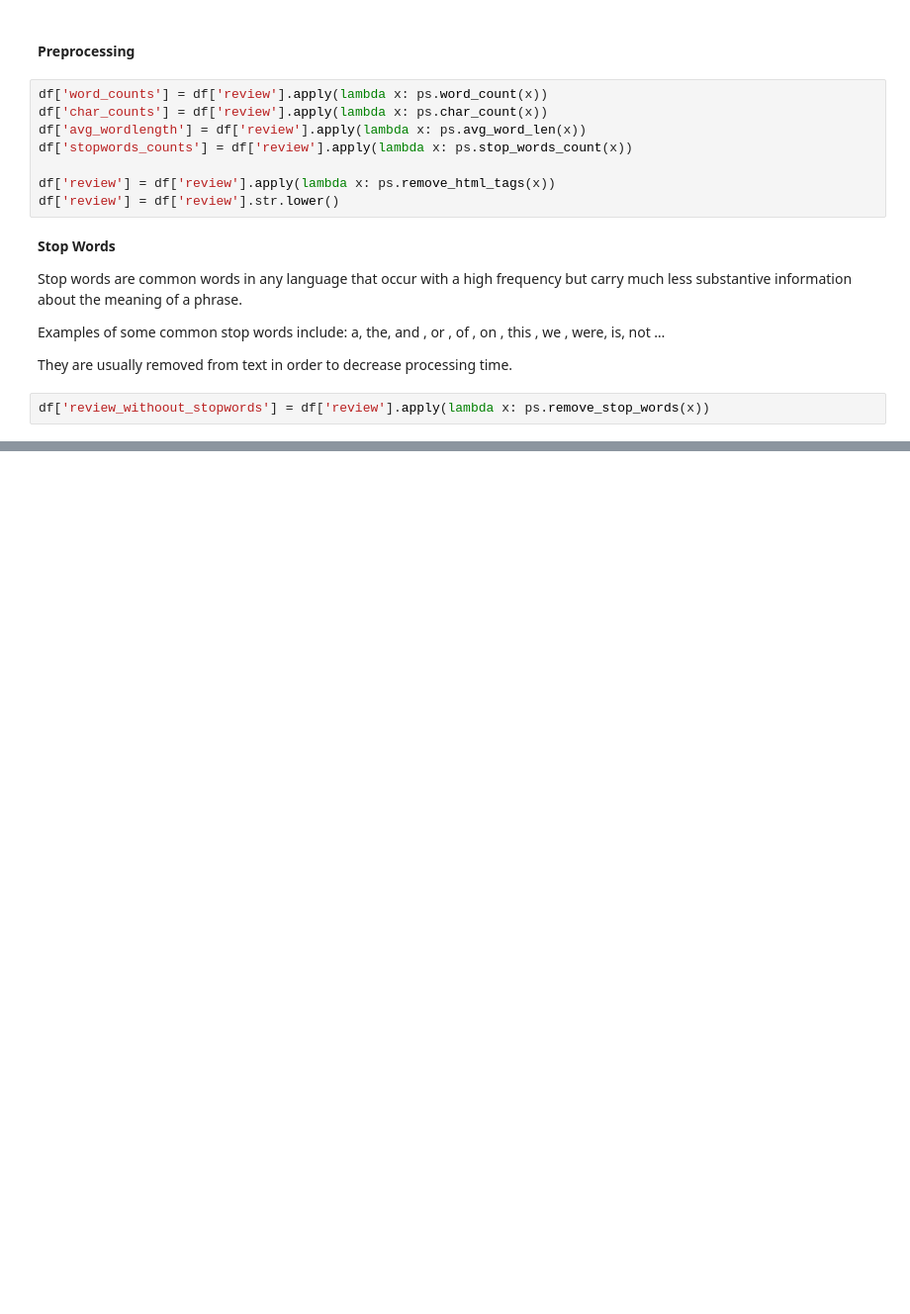
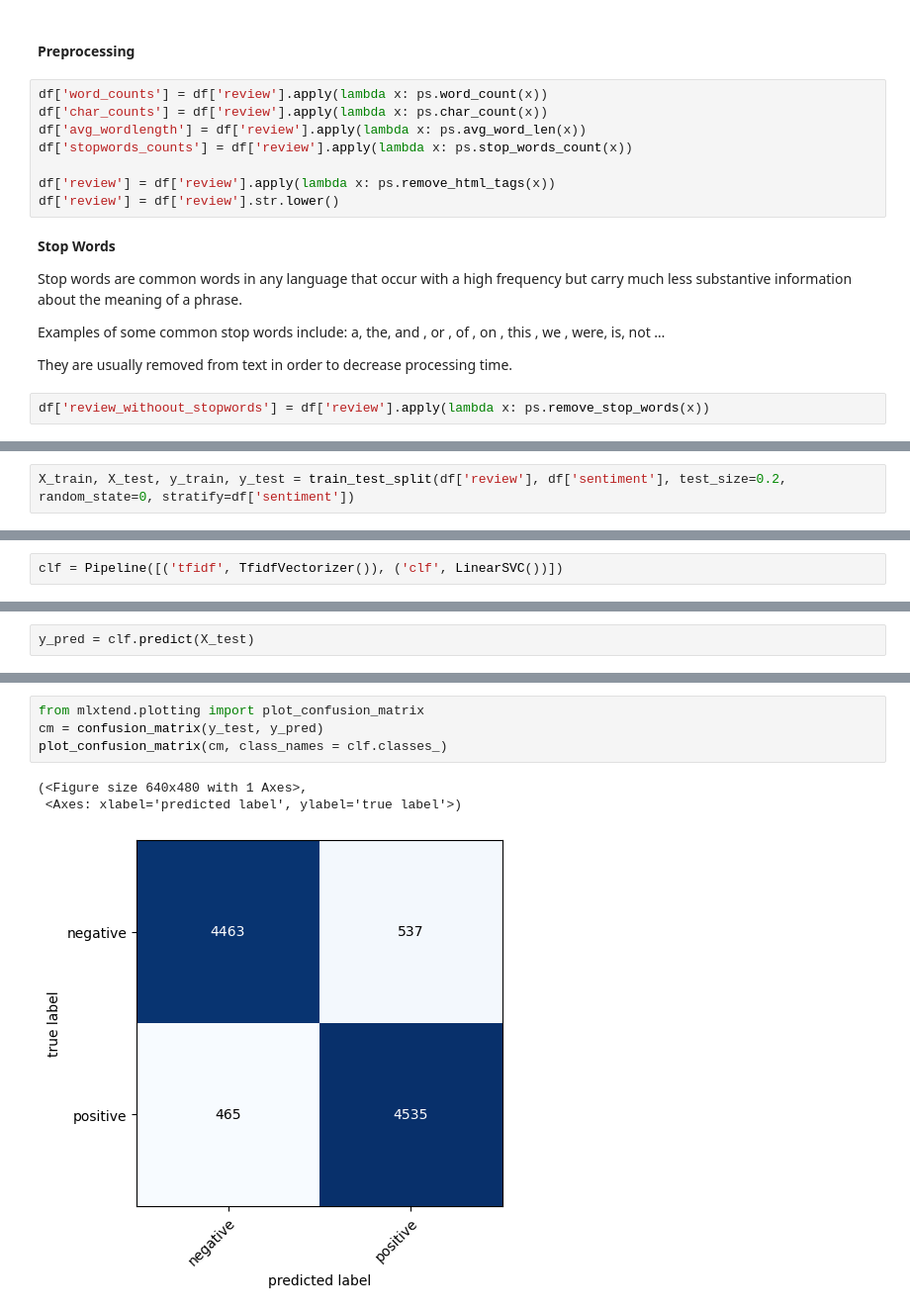
Before and after one commit to mdislammazharul/IMDB_Sentiment_Classification, a Jupyter notebook: IMDB_Sentiment_Classification.ipynb, the cells around one changed output, grey strips where cells are left out. Shown: that part at 99% size. Cells and saved outputs as stored; diff of their text form; blank space fills up the shorter version.

```diff
--- a/IMDB_Sentiment_Classification.ipynb
+++ b/IMDB_Sentiment_Classification.ipynb
@@ -83,0 +124,2 @@ df.head()
+# %%
+X_train, X_test, y_train, y_test = train_test_split(df['review'], df['sentiment'], test_size=0.2, random_state=0, stratify=df['sentiment'])
@@ -83,0 +130,2 @@ df.head()
+# %%
+clf = Pipeline([('tfidf', TfidfVectorizer()), ('clf', LinearSVC())])
@@ -83,0 +136,2 @@ df.head()
+# %%
+y_pred = clf.predict(X_test)
@@ -83,0 +149,8 @@ df.head()
+# %%
+from mlxtend.plotting import plot_confusion_matrix
+cm = confusion_matrix(y_test, y_pred)
+plot_confusion_matrix(cm, class_names = clf.classes_)
+# %% [output]
+(<Figure size 640x480 with 1 Axes>,
+ <Axes: xlabel='predicted label', ylabel='true label'>)
+[figure, added]
```
Also changed, not shown: parts of 7 cells of this notebook.
